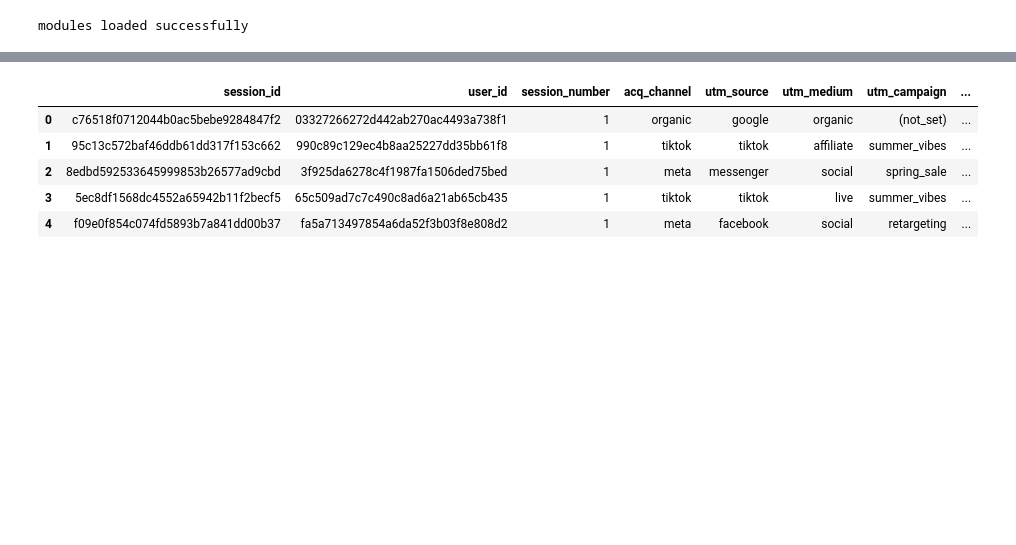
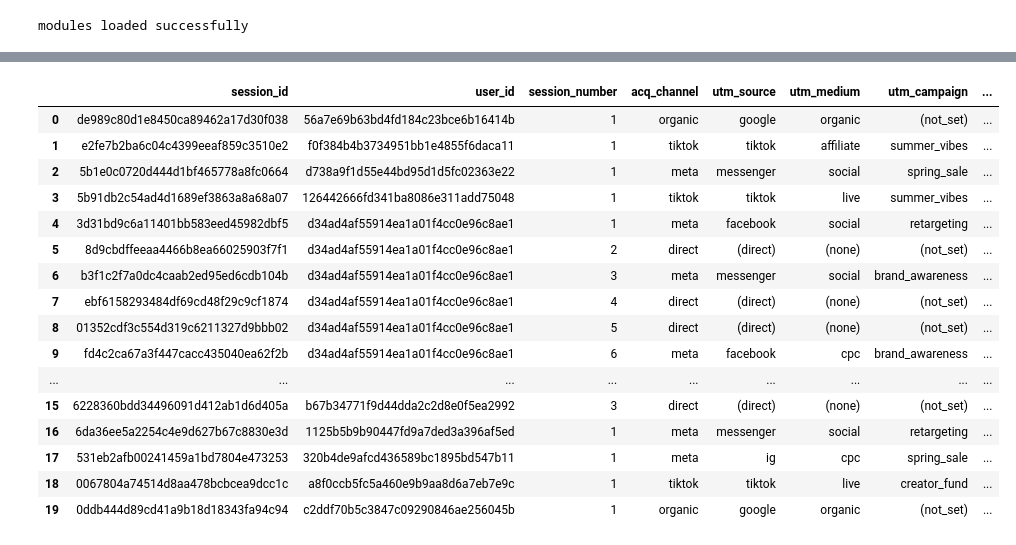
Before and after one commit to ruicchi/ph-ecommerce-data-simulator, a Jupyter notebook: notebooks/synthetic_data_gen.ipynb, the cells around one changed output, grey strips where cells are left out. Drawn from its saved outputs; the diff is of its cells as text; code cells hidden in the pictures; blank space fills up the shorter version.

```diff
--- a/notebooks/synthetic_data_gen.ipynb
+++ b/notebooks/synthetic_data_gen.ipynb
@@ -194,10 +192,21 @@ display(df_users.head())
 # %%
-display(df_sessions.head())
+display(df_sessions.head(20))
 # %% [output]
 |  | session_id | user_id | session_number | acq_channel | utm_source | utm_medium | utm_campaign | ... |
-| 0 | c76518f0712044b0ac5bebe9284847f2 | 03327266272d442ab270ac4493a738f1 | 1 | organic | google | organic | (not_set) | ... |
-| 1 | 95c13c572baf46ddb61dd317f153c662 | 990c89c129ec4b8aa25227dd35bb61f8 | 1 | tiktok | tiktok | affiliate | summer_vibes | ... |
-| 2 | 8edbd592533645999853b26577ad9cbd | 3f925da6278c4f1987fa1506ded75bed | 1 | meta | messenger | social | spring_sale | ... |
-| 3 | 5ec8df1568dc4552a65942b11f2becf5 | 65c509ad7c7c490c8ad6a21ab65cb435 | 1 | tiktok | tiktok | live | summer_vibes | ... |
-| 4 | f09e0f854c074fd5893b7a841dd00b37 | fa5a713497854a6da52f3b03f8e808d2 | 1 | meta | facebook | social | retargeting | ... |
+| 0 | de989c80d1e8450ca89462a17d30f038 | 56a7e69b63bd4fd184c23bce6b16414b | 1 | organic | google | organic | (not_set) | ... |
+| 1 | e2fe7b2ba6c04c4399eeaf859c3510e2 | f0f384b4b3734951bb1e4855f6daca11 | 1 | tiktok | tiktok | affiliate | summer_vibes | ... |
+| 2 | 5b1e0c0720d444d1bf465778a8fc0664 | d738a9f1d55e44bd95d1d5fc02363e22 | 1 | meta | messenger | social | spring_sale | ... |
+| 3 | 5b91db2c54ad4d1689ef3863a8a68a07 | 126442666fd341ba8086e311add75048 | 1 | tiktok | tiktok | live | summer_vibes | ... |
+| 4 | 3d31bd9c6a11401bb583eed45982dbf5 | d34ad4af55914ea1a01f4cc0e96c8ae1 | 1 | meta | facebook | social | retargeting | ... |
+| 5 | 8d9cbdffeeaa4466b8ea66025903f7f1 | d34ad4af55914ea1a01f4cc0e96c8ae1 | 2 | direct | (direct) | (none) | (not_set) | ... |
+| 6 | b3f1c2f7a0dc4caab2ed95ed6cdb104b | d34ad4af55914ea1a01f4cc0e96c8ae1 | 3 | meta | messenger | social | brand_awareness | ... |
+| 7 | ebf6158293484df69cd48f29c9cf1874 | d34ad4af55914ea1a01f4cc0e96c8ae1 | 4 | direct | (direct) | (none) | (not_set) | ... |
+| 8 | 01352cdf3c554d319c6211327d9bbb02 | d34ad4af55914ea1a01f4cc0e96c8ae1 | 5 | direct | (direct) | (none) | (not_set) | ... |
+| 9 | fd4c2ca67a3f447cacc435040ea62f2b | d34ad4af55914ea1a01f4cc0e96c8ae1 | 6 | meta | facebook | cpc | brand_awareness | ... |
+| ... | ... | ... | ... | ... | ... | ... | ... | ... |
+| 15 | 6228360bdd34496091d412ab1d6d405a | b67b34771f9d44dda2c2d8e0f5ea2992 | 3 | direct | (direct) | (none) | (not_set) | ... |
+| 16 | 6da36ee5a2254c4e9d627b67c8830e3d | 1125b5b9b90447fd9a7ded3a396af5ed | 1 | meta | messenger | social | retargeting | ... |
+| 17 | 531eb2afb00241459a1bd7804e473253 | 320b4de9afcd436589bc1895bd547b11 | 1 | meta | ig | cpc | spring_sale | ... |
+| 18 | 0067804a74514d8aa478bcbcea9dcc1c | a8f0ccb5fc5a460e9b9aa8d6a7eb7e9c | 1 | tiktok | tiktok | live | creator_fund | ... |
+| 19 | 0ddb444d89cd41a9b18d18343fa94c94 | c2ddf70b5c3847c09290846ae256045b | 1 | organic | google | organic | (not_set) | ... |
 # %%
```
Also changed, not shown: parts of 6 cells of this notebook, 2 other files.
